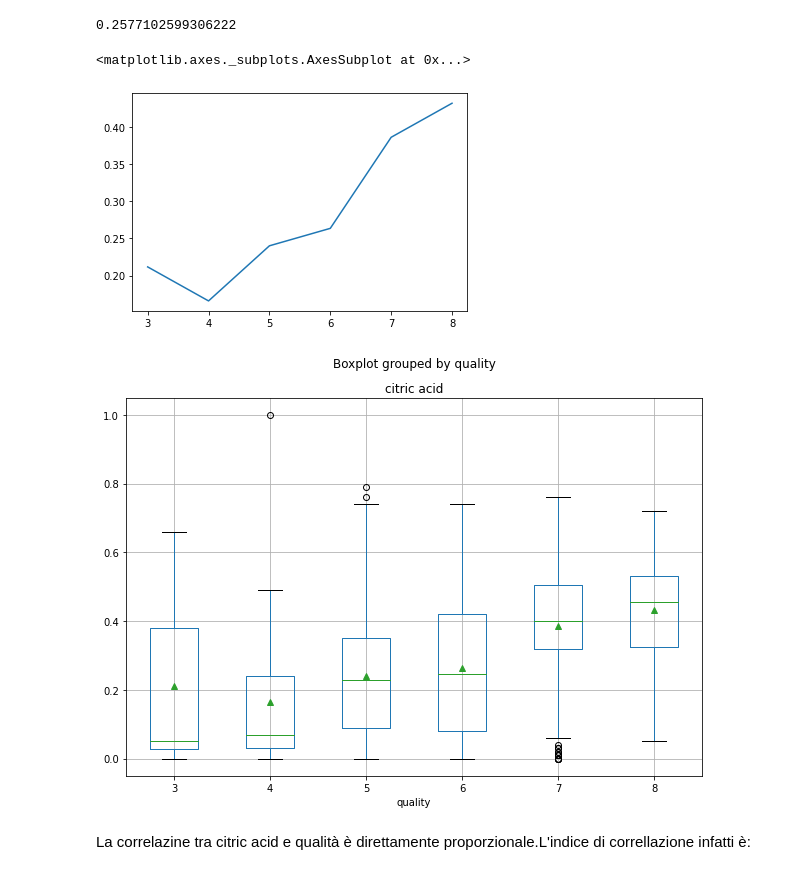
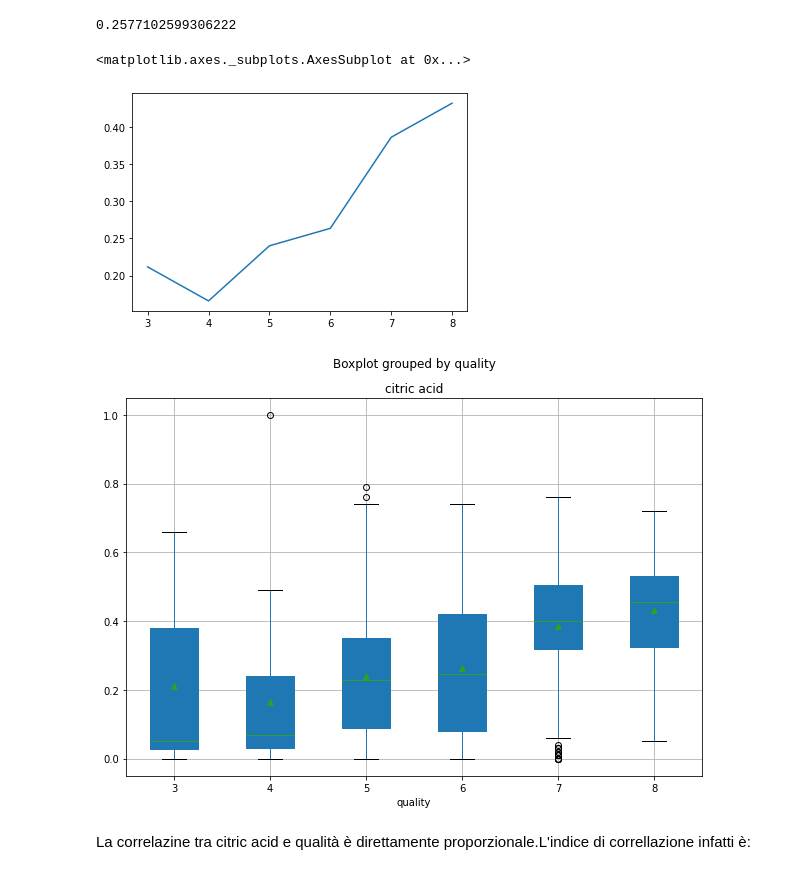
Before and after one commit to RyanPerrina/wine_classification, a Jupyter notebook: wine_classification.ipynb, the cells around one changed output. Saved outputs shown, nothing was run; the diff lists cells and outputs as text; code cells hidden in the pictures.

```diff
--- a/wine_classification.ipynb
+++ b/wine_classification.ipynb
@@ -218,11 +220,11 @@ data.corr().loc["quality","sulphates"]
 0.2577102599306222
 # %%
 plt.plot(data.groupby("quality")["citric acid"].mean().index,data.groupby("quality")["citric acid"].mean())
-data.boxplot(column="citric acid", by ="quality",showmeans=True,figsize=(10,7))
+data.boxplot(column="citric acid", by ="quality",patch_artist =True,showmeans=True,figsize=(10,7))
 # %% [output]
 <matplotlib.axes._subplots.AxesSubplot at 0x...>
 [figure]
-[figure, old version]
+[figure, new version]
 # %% [markdown]
 La correlazine tra citric acid e qualità è direttamente proporzionale.L'indice di correllazione infatti è:
 # %%
```
Also changed, not shown: parts of 30 cells of this notebook.
